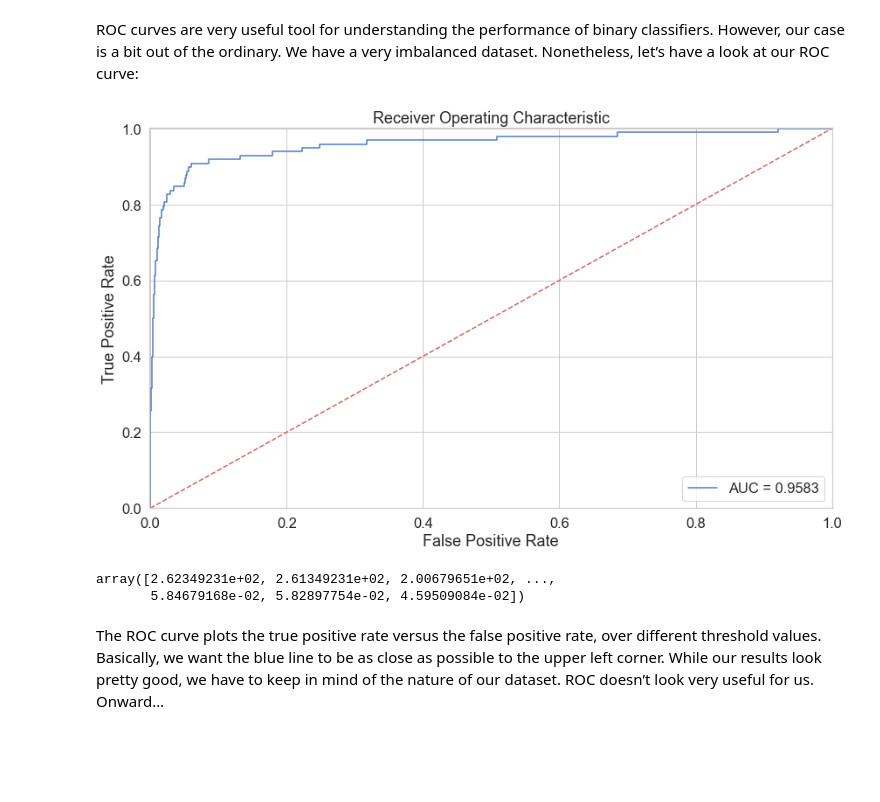
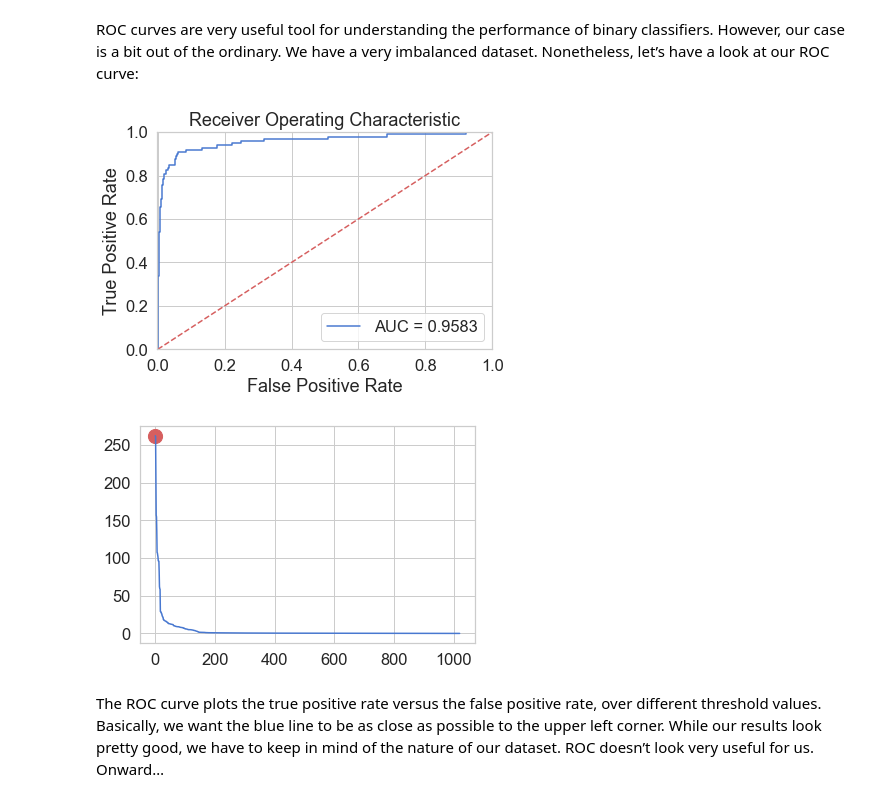
Before and after one commit to vikashachary/Alumni-Sessions, a Jupyter notebook: Unsupervised Deep Learning/Credit_Card_Fraud_Detection_using_Autoencoders_in_Keras.ipynb, the cells around one changed output. Saved outputs shown, nothing was run; the diff lists cells and outputs as text; code cells hidden in the pictures; blank space fills up the shorter version.

Commit message:
updated on the best threshold

```diff
--- a/Unsupervised Deep Learning/Credit_Card_Fraud_Detection_using_Autoencoders_in_Keras.ipynb
+++ b/Unsupervised Deep Learning/Credit_Card_Fraud_Detection_using_Autoencoders_in_Keras.ipynb
@@ -58,6 +66,7 @@ The dataset we’re going to use can be downloaded from github. It contains data
 All variables in the dataset are numerical. The data has been transformed using PCA transformation(s) due to privacy reasons. The two features that haven’t been changed are Time and Amount. Time contains the seconds elapsed between each transaction and the first transaction in the dataset.
 # %%
 # df = pd.read_csv("https://raw.githubusercontent.com/nsethi31/Kaggle-Data-Credit-Card-Fraud-Detection/master/creditcard.csv")
-df = pd.read_csv('creditdata.csv')
+df = pd.read_csv('creditdata.csv').drop(['Unnamed: 0'], axis=1)
+print(df.columns)
 df.head(n=5)
 # %% [output]
@@ -255,11 +269,11 @@ tensorboard = TensorBoard(log_dir='./logs',
                           histogram_freq=0,
                           write_graph=True,
                           write_images=True)
-wandb = WandbCallback()
+wandbcb = WandbCallback()
 history = autoencoder.fit(X_train, X_train,
                     epochs=nb_epoch,
                     batch_size=batch_size,
                     shuffle=True,
                     validation_data=(X_test, X_test),
                     verbose=1,
-                    callbacks=[checkpointer, tensorboard, wandb]).history
+                    callbacks=[checkpointer, tensorboard, wandbcb]).history
@@ -379,28 +417,38 @@ from sklearn.metrics import (confusion_matrix, precision_recall_curve, auc,
 # %% [markdown]
 ROC curves are very useful tool for understanding the performance of binary classifiers. However, our case is a bit out of the ordinary. We have a very imbalanced dataset. Nonetheless, let’s have a look at our ROC curve:
 # %%
+# %matplotlib inline
 fpr, tpr, thresholds = roc_curve(error_df.true_class, error_df.reconstruction_error)
 roc_auc = auc(fpr, tpr)
 fig, ax= plt.subplots()
 # ax = fig.add_subplot(111)
 
 ax.set_title( 'Receiver Operating Characteristic')
 ax.plot(fpr, tpr, label='AUC = %0.4f'% roc_auc)
 ax.legend(loc='lower right')
 ax.plot([0,1],[0,1],'r--')
+
 ax.set_xlim([-0.001, 1])
 ax.set_ylim([0, 1.001])
 ax.set_ylabel('True Positive Rate')
 ax.set_xlabel('False Positive Rate')
 
 wandb.log({"ROC": wandb.Image(fig)}, commit=True)
 
 plt.show();
-thresholds
+len(thresholds), min(thresholds), max(thresholds)
+fig, ax= plt.subplots()
+optimal_idx = np.argmin(tpr - fpr)
+optimal_threshold = thresholds[optimal_idx]
+ax.plot(thresholds, label='Optimal = %0.4f'% optimal_threshold)
+# print(roc_auc_score(error_df.true_class, error_df.reconstruction_error))
+ax.scatter(optimal_idx, optimal_threshold, s = 200, c = 'r')
+wandb.log({"Optimal Threshold": wandb.Image(fig)}, commit=True)
+wandb.log({"Thresholds": thresholds ,"Optimal Threshold": optimal_threshold } )
+plt.show();
 # %% [output]
-[figure, old version]
+[figure, new version]
-array([2.62349231e+02, 2.61349231e+02, 2.00679651e+02, ...,
-       5.84679168e-02, 5.82897754e-02, 4.59509084e-02])
+[figure, added]
 # %% [markdown]
 The ROC curve plots the true positive rate versus the false positive rate, over different threshold values. Basically, we want the blue line to be as close as possible to the upper left corner. While our results look pretty good, we have to keep in mind of the nature of our dataset. ROC doesn’t look very useful for us. Onward…
 # %% [markdown]
```
Also changed, not shown: parts of 18 cells of this notebook.
